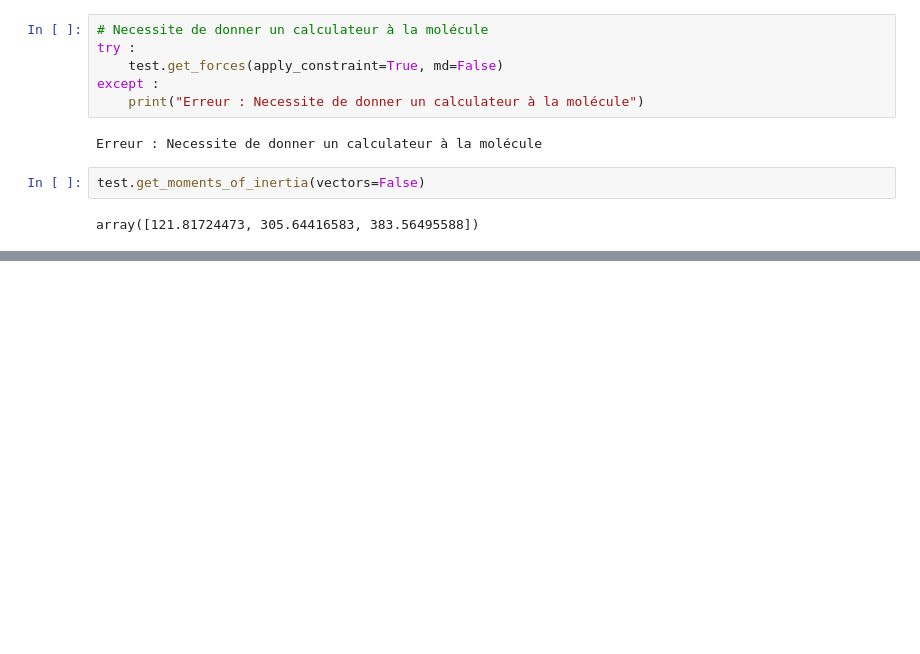
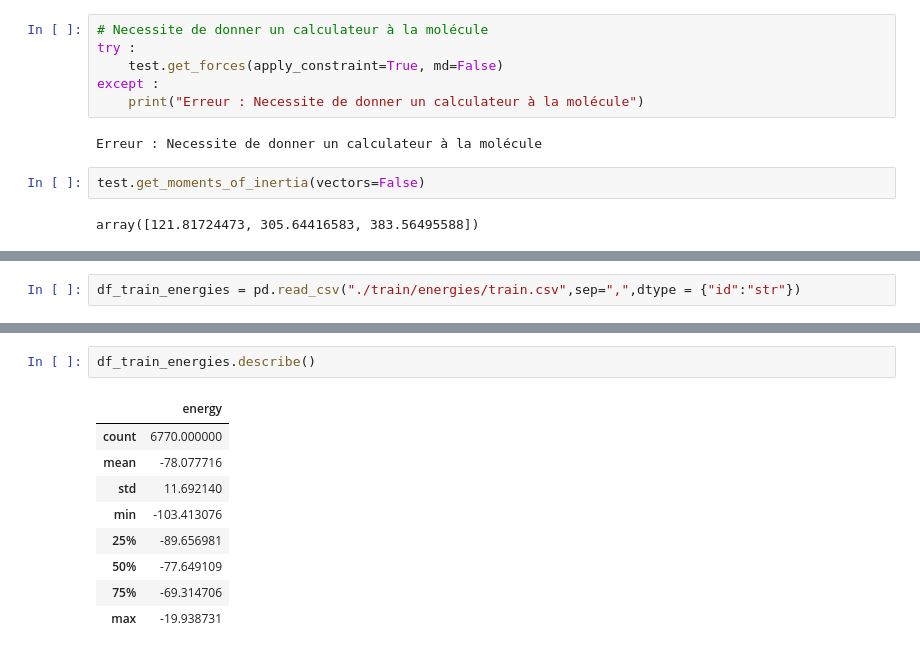
Before and after one commit to acamara2/modia-phyml-22, a Jupyter notebook: Molecule_Energy_Prediction.ipynb, the cells around one changed output, grey strips where cells are left out. Drawn from its saved outputs; the diff is of its cells as text; blank space fills up the shorter version.

```diff
--- a/Molecule_Energy_Prediction.ipynb
+++ b/Molecule_Energy_Prediction.ipynb
@@ -104,0 +106,2 @@ array([121.81724473, 305.64416583, 383.56495588])
+# %%
+df_train_energies = pd.read_csv("./train/energies/train.csv",sep=",",dtype = {"id":"str"})
@@ -104,0 +149,12 @@ array([121.81724473, 305.64416583, 383.56495588])
+# %%
+df_train_energies.describe()
+# %% [output]
+|  | energy |
+| count | 6770.000000 |
+| mean | -78.077716 |
+| std | 11.692140 |
+| min | -103.413076 |
+| 25% | -89.656981 |
+| 50% | -77.649109 |
+| 75% | -69.314706 |
+| max | -19.938731 |
```
Also changed, not shown: parts of 23 cells of this notebook.
